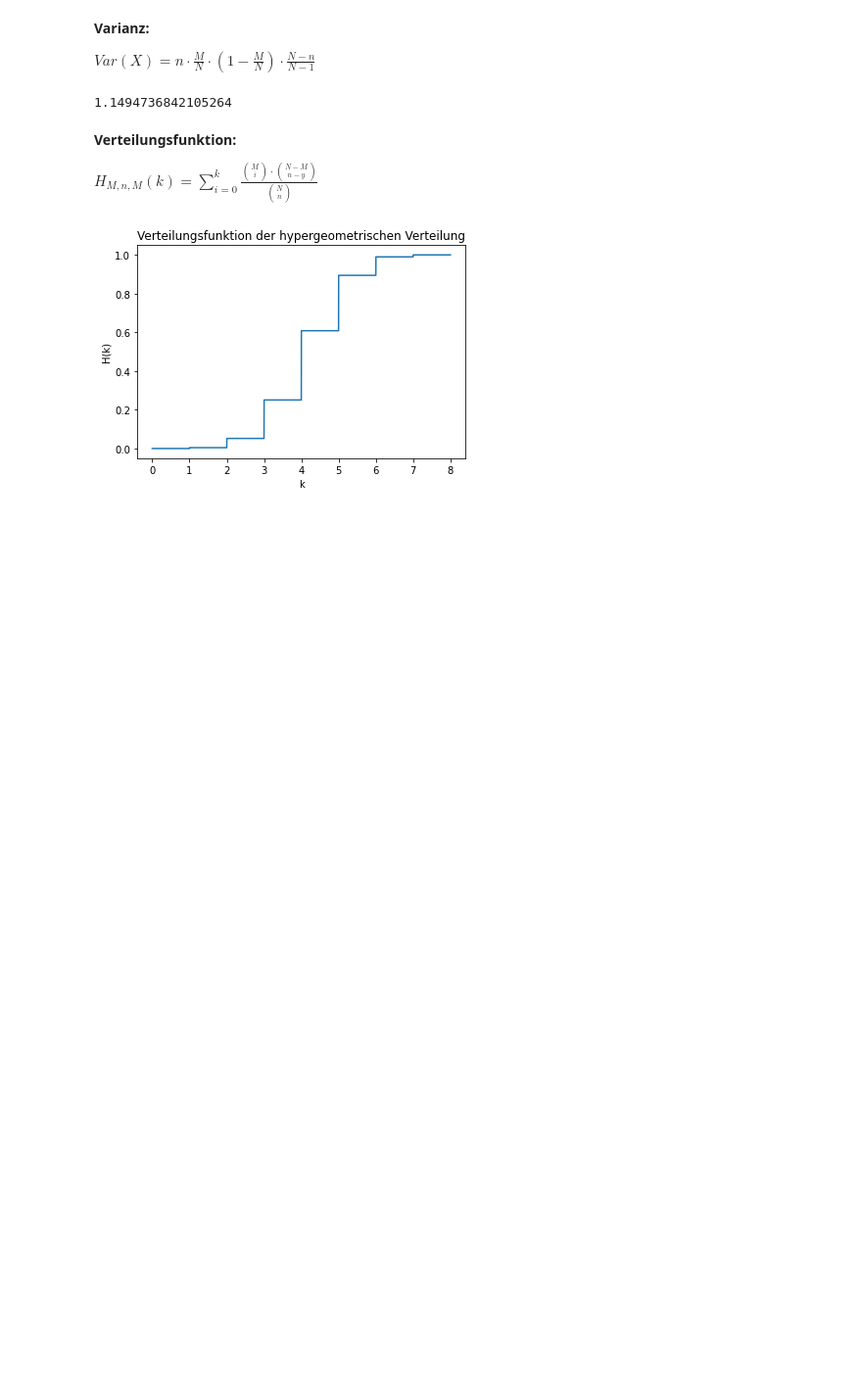
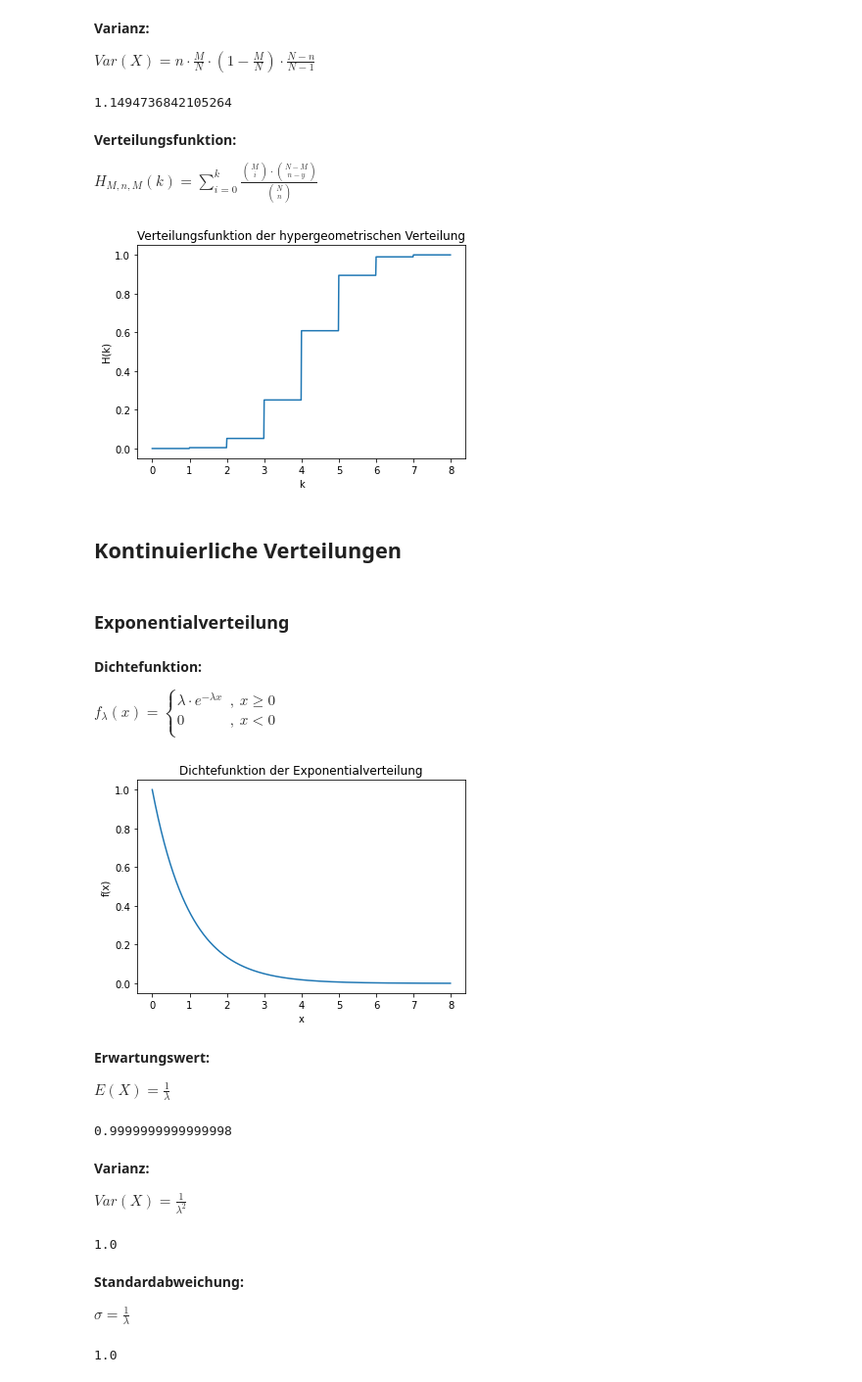
Before and after one commit to nicokossmann/Wahrscheinlichkeitsverteilungen, a Jupyter notebook: statistik.ipynb, the cells around one changed output. Shown at 98% size. Drawn from its saved outputs; the diff is of its cells as text; code cells hidden in the pictures; blank space fills up the shorter version.

Commit message:
added Exponentialverteilung

```diff
--- a/statistik.ipynb
+++ b/statistik.ipynb
@@ -396,6 +396,6 @@ hypergeo.var()
 
 $H_{M, n, M}(k) = \sum_{i = 0}^{k} \frac{\binom{M}{i} \cdot \binom{N-M}{n-y}}{\binom{N}{n}}$
 # %%
-k = np.arange(0, n+1, 0.001)
-hypergeo = np.array(hypergeom.cdf(k, M, n, N))
+k = np.arange(0, n+1, 0.01)
+cdf = np.array(hypergeom.cdf(k, M, n, N))
 # %%
@@ -406,3 +406,58 @@ plt.ylabel("H(k)")
 plt.show()
 # %% [output]
 [figure]
+# %% [markdown]
+## Kontinuierliche Verteilungen
+# %% [markdown]
+### Exponentialverteilung
+# %% [markdown]
+**Dichtefunktion:**
+
+$f_{\lambda}(x)= \left\{
+\begin{array}{ll}
+\lambda \cdot e^{- \lambda x} &, \  x \ge 0\\
+0 &, \ x < 0\\
+\end{array}
+\right. $
+# %%
+from scipy.stats import expon
+
+n = 7
+lamb = 1
+
+exp = expon(scale=1/lamb)
+
+x = np.arange(0, n+1, 0.01)
+pdf = np.array(exp.pdf(k))
+# %%
+plt.plot(x, pdf)
+plt.title("Dichtefunktion der Exponentialverteilung")
+plt.xlabel("x")
+plt.ylabel("f(x)")
+plt.show()
+# %% [output]
+[figure, added]
+# %% [markdown]
+**Erwartungswert:**
+
+$E(X) = \frac{1}{\lambda}$
+# %%
+exp.expect()
+# %% [output]
+0.9999999999999998
+# %% [markdown]
+**Varianz:**
+
+$Var(X) = \frac{1}{\lambda^{2}}$
+# %%
+exp.var()
+# %% [output]
+1.0
+# %% [markdown]
+**Standardabweichung:**
+
+$\sigma = \frac{1}{\lambda}$
+# %%
+exp.std()
+# %% [output]
+1.0
```
Also changed, not shown: parts of 26 cells of this notebook.
